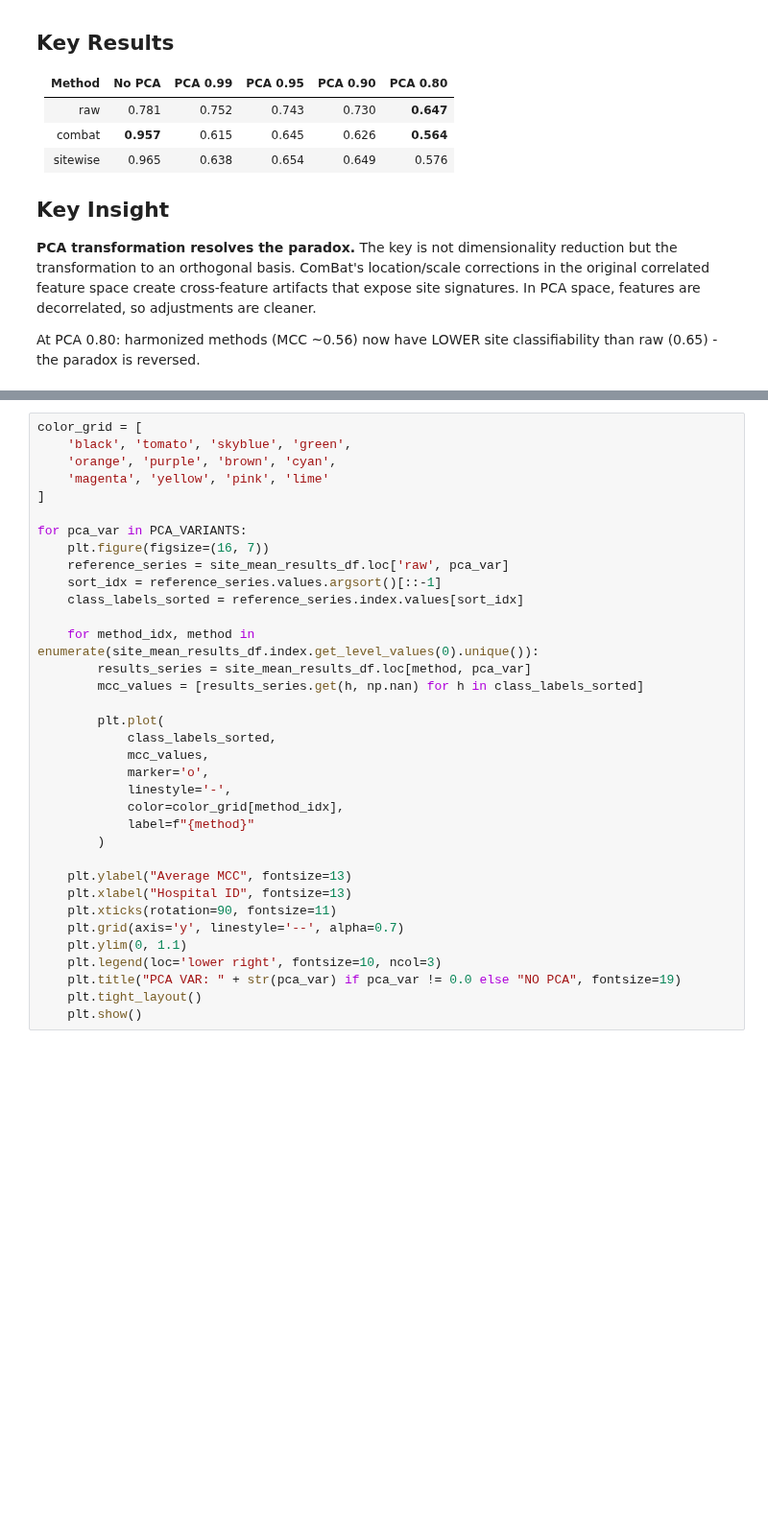
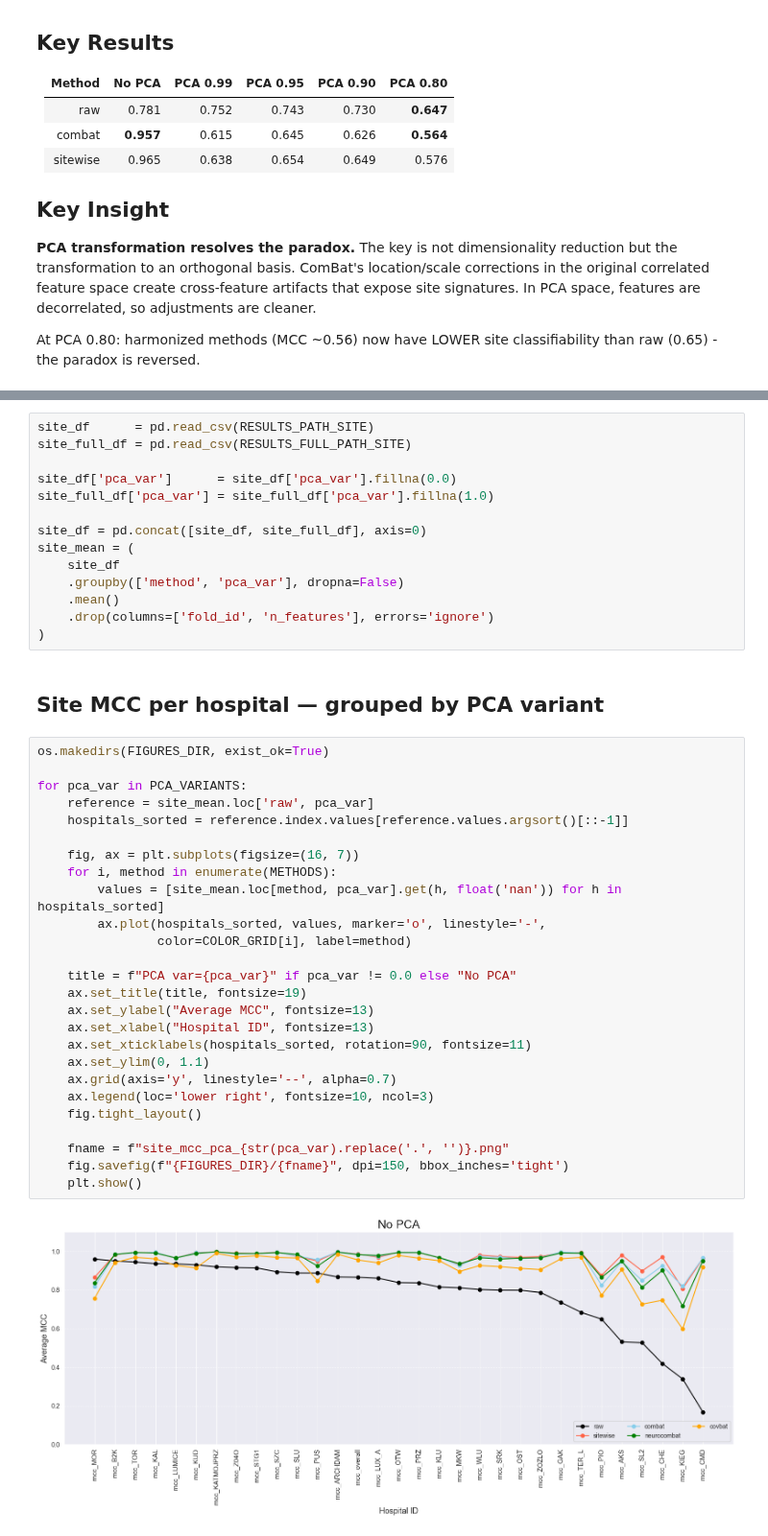
Before and after one commit to chox7/eeg-site-effects, a Jupyter notebook: notebooks/05_pca_sensitivity/01_site_classification.ipynb, the cells around one changed output, grey strips where cells are left out. Shown at 96% size. Saved outputs shown, nothing was run; the diff lists cells and outputs as text; blank space fills up the shorter version.

```diff
--- a/notebooks/05_pca_sensitivity/01_site_classification.ipynb
+++ b/notebooks/05_pca_sensitivity/01_site_classification.ipynb
@@ -59,35 +45,44 @@ site_mean_results_df = site_results_df.groupby(['method', 'pca_var'], dropna=Fal
-# %%
-color_grid = [
-    'black', 'tomato', 'skyblue', 'green',
-    'orange', 'purple', 'brown', 'cyan',
-    'magenta', 'yellow', 'pink', 'lime'
-]
-
-for pca_var in PCA_VARIANTS:
-    plt.figure(figsize=(16, 7))
-    reference_series = site_mean_results_df.loc['raw', pca_var]
-    sort_idx = reference_series.values.argsort()[::-1]
-    class_labels_sorted = reference_series.index.values[sort_idx]
-
-    for method_idx, method in enumerate(site_mean_results_df.index.get_level_values(0).unique()):
-        results_series = site_mean_results_df.loc[method, pca_var]
-        mcc_values = [results_series.get(h, np.nan) for h in class_labels_sorted]
-
-        plt.plot(
-            class_labels_sorted,
-            mcc_values,
-            marker='o',
-            linestyle='-',
-            color=color_grid[method_idx],
-            label=f"{method}"
-        )
-
-    plt.ylabel("Average MCC", fontsize=13)
-    plt.xlabel("Hospital ID", fontsize=13)
-    plt.xticks(rotation=90, fontsize=11)
-    plt.grid(axis='y', linestyle='--', alpha=0.7)
-    plt.ylim(0, 1.1)
-    plt.legend(loc='lower right', fontsize=10, ncol=3)
-    plt.title("PCA VAR: " + str(pca_var) if pca_var != 0.0 else "NO PCA", fontsize=19)
-    plt.tight_layout()
-    plt.show()
+# %%
+site_df      = pd.read_csv(RESULTS_PATH_SITE)
+site_full_df = pd.read_csv(RESULTS_FULL_PATH_SITE)
+
+site_df['pca_var']      = site_df['pca_var'].fillna(0.0)
+site_full_df['pca_var'] = site_full_df['pca_var'].fillna(1.0)
+
+site_df = pd.concat([site_df, site_full_df], axis=0)
+site_mean = (
+    site_df
+    .groupby(['method', 'pca_var'], dropna=False)
+    .mean()
+    .drop(columns=['fold_id', 'n_features'], errors='ignore')
+)
+# %% [markdown]
+## Site MCC per hospital — grouped by PCA variant
+# %%
+os.makedirs(FIGURES_DIR, exist_ok=True)
+
+for pca_var in PCA_VARIANTS:
+    reference = site_mean.loc['raw', pca_var]
+    hospitals_sorted = reference.index.values[reference.values.argsort()[::-1]]
+
+    fig, ax = plt.subplots(figsize=(16, 7))
+    for i, method in enumerate(METHODS):
+        values = [site_mean.loc[method, pca_var].get(h, float('nan')) for h in hospitals_sorted]
+        ax.plot(hospitals_sorted, values, marker='o', linestyle='-',
+                color=COLOR_GRID[i], label=method)
+
+    title = f"PCA var={pca_var}" if pca_var != 0.0 else "No PCA"
+    ax.set_title(title, fontsize=19)
+    ax.set_ylabel("Average MCC", fontsize=13)
+    ax.set_xlabel("Hospital ID", fontsize=13)
+    ax.set_xticklabels(hospitals_sorted, rotation=90, fontsize=11)
+    ax.set_ylim(0, 1.1)
+    ax.grid(axis='y', linestyle='--', alpha=0.7)
+    ax.legend(loc='lower right', fontsize=10, ncol=3)
+    fig.tight_layout()
+
+    fname = f"site_mcc_pca_{str(pca_var).replace('.', '')}.png"
+    fig.savefig(f"{FIGURES_DIR}/{fname}", dpi=150, bbox_inches='tight')
+    plt.show()
+# %% [output]
+[figure, added]
```
Also changed, not shown: parts of 9 cells of this notebook, 26 other files.
